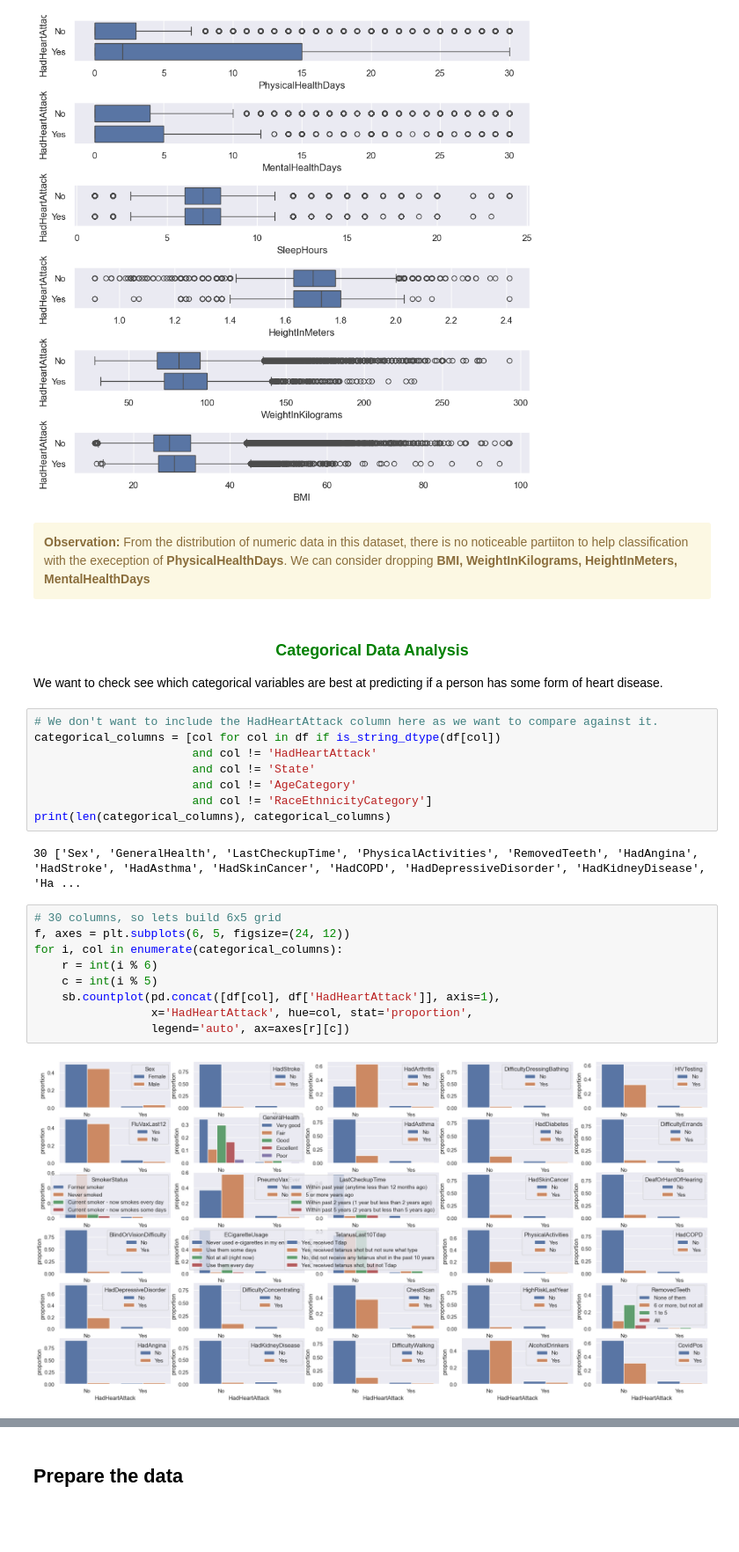
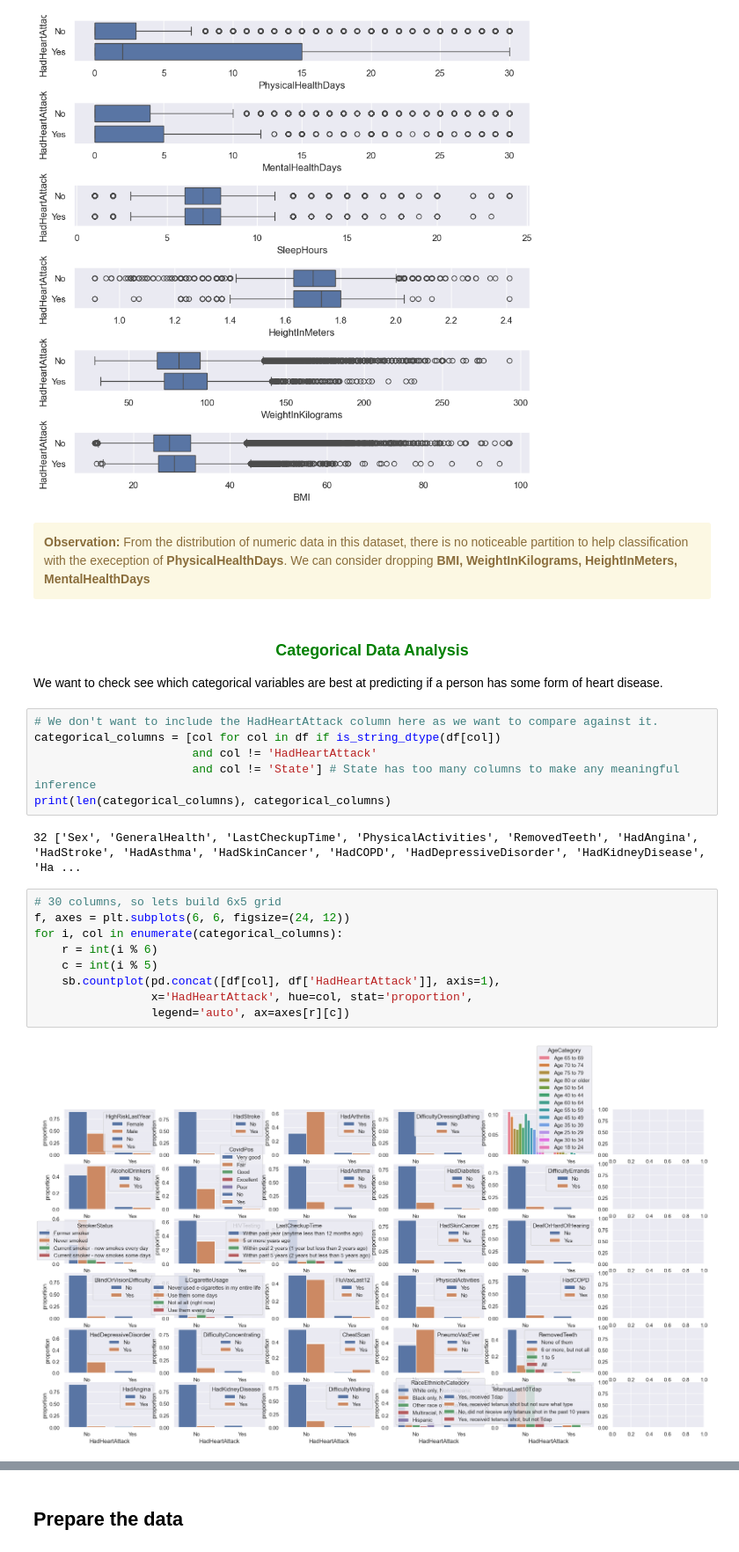
Before and after one commit to lczm/NTU-SC1015, a Jupyter notebook: Spaceship.ipynb, the cells around one changed output, grey strips where cells are left out. Shown at 88% size. Cells and saved outputs as stored; diff of their text form; blank space fills up the shorter version.

```diff
--- a/Spaceship.ipynb
+++ b/Spaceship.ipynb
@@ -215,7 +215,7 @@ for i, column in enumerate(numerical_columns):
 [figure]
 # %% [markdown]
 <div class="alert alert-block alert-warning">
-<b>Observation:</b> From the distribution of numeric data in this dataset, there is no noticeable partiiton to help classification with the exeception of <b>PhysicalHealthDays</b>. We can consider dropping <b>BMI, WeightInKilograms, HeightInMeters, MentalHealthDays</b>
+<b>Observation:</b> From the distribution of numeric data in this dataset, there is no noticeable partition to help classification with the exeception of <b>PhysicalHealthDays</b>. We can consider dropping <b>BMI, WeightInKilograms, HeightInMeters, MentalHealthDays</b>
 </div>
 # %% [markdown]
 <h3 align="center"><font color='green'>Categorical Data Analysis</font></h3>
@@ -225,21 +225,19 @@ We want to check see which categorical variables are best at predicting if a per
 # We don't want to include the HadHeartAttack column here as we want to compare against it.
 categorical_columns = [col for col in df if is_string_dtype(df[col])
                        and col != 'HadHeartAttack'
-                       and col != 'State'
-                       and col != 'AgeCategory'
-                       and col != 'RaceEthnicityCategory']
+                       and col != 'State'] # State has too many columns to make any meaningful inference
 print(len(categorical_columns), categorical_columns)
 # %% [output]
-30 ['Sex', 'GeneralHealth', 'LastCheckupTime', 'PhysicalActivities', 'RemovedTeeth', 'HadAngina', 'HadStroke', 'HadAsthma', 'HadSkinCancer', 'HadCOPD', 'HadDepressiveDisorder', 'HadKidneyDisease', 'Ha ...
+32 ['Sex', 'GeneralHealth', 'LastCheckupTime', 'PhysicalActivities', 'RemovedTeeth', 'HadAngina', 'HadStroke', 'HadAsthma', 'HadSkinCancer', 'HadCOPD', 'HadDepressiveDisorder', 'HadKidneyDisease', 'Ha ...
 # %%
 # 30 columns, so lets build 6x5 grid
-f, axes = plt.subplots(6, 5, figsize=(24, 12))
+f, axes = plt.subplots(6, 6, figsize=(24, 12))
 for i, col in enumerate(categorical_columns):
     r = int(i % 6)
     c = int(i % 5)
     sb.countplot(pd.concat([df[col], df['HadHeartAttack']], axis=1),
                  x='HadHeartAttack', hue=col, stat='proportion',
                  legend='auto', ax=axes[r][c])
 # %% [output]
-[figure, old version]
+[figure, new version]
 # %%
```
Also changed, not shown: parts of 32 cells of this notebook.
